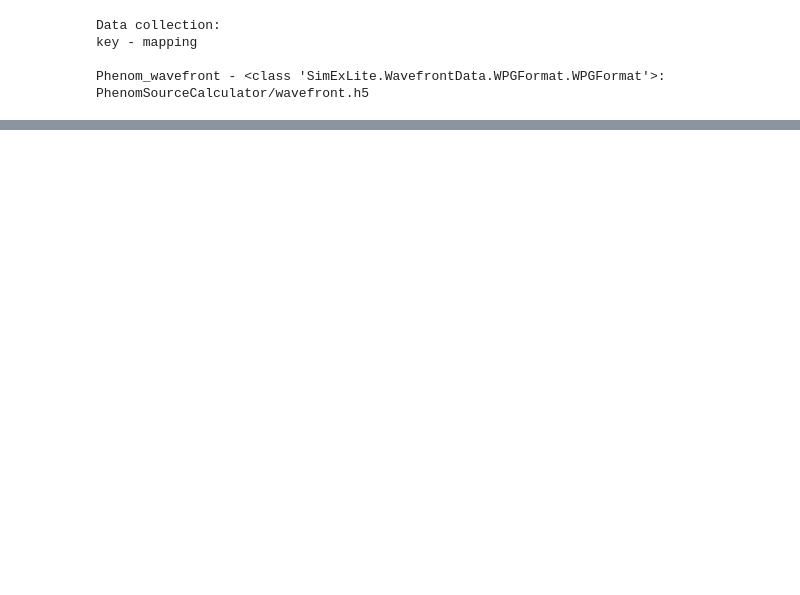
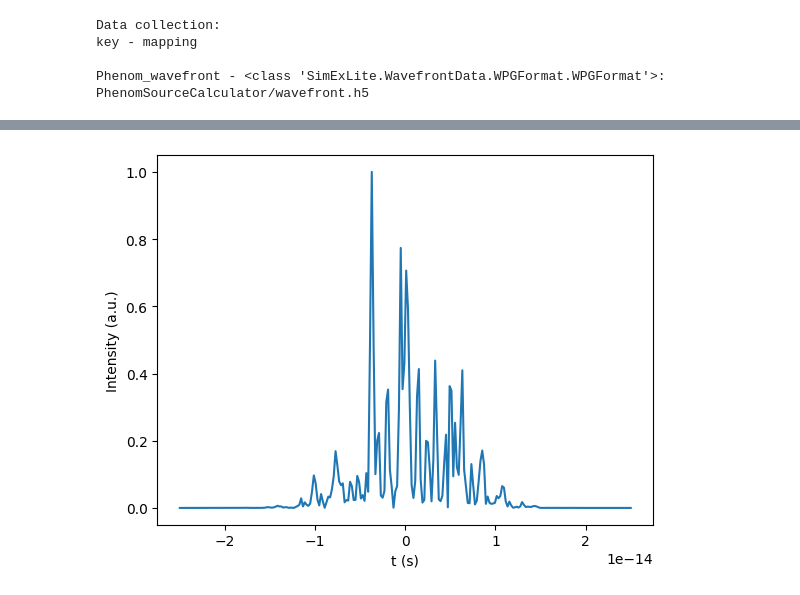
Before and after one commit to PaNOSC-ViNYL/SimEx-Lite, a Jupyter notebook: docs/examples/phenom/PhenomCalculator.ipynb, the cells around one changed output, grey strips where cells are left out. Saved outputs shown, nothing was run; the diff lists cells and outputs as text; code cells hidden in the pictures; blank space fills up the shorter version.

```diff
--- a/docs/examples/phenom/PhenomCalculator.ipynb
+++ b/docs/examples/phenom/PhenomCalculator.ipynb
@@ -56,0 +105,16 @@ FWHM in y = 8.400e-05 m.
+# %%
+# Intensity in time domain
+srwlpy.SetRepresElecField(wfr._srwl_wf, 'time')
+[t, intensity] = get_intensity_on_axis(wfr).T
+data = get_intensity_on_axis(wfr)
+after_shift = np.fft.fftshift(data[:,1])
+
+fig, ax = plt.subplots()
+ax.plot(data[:,0], after_shift)
+ax.set_xlabel("t (s)")
+ax.set_ylabel("Intensity (a.u.)")
+
+fname = "I_t.txt"
+np.savetxt(fname, np.vstack([data[:,0], after_shift]).T, header = "t(s)  intensity")
+# %% [output]
+[figure, added]
```
Also changed, not shown: parts of 10 cells of this notebook, 1 other file.
